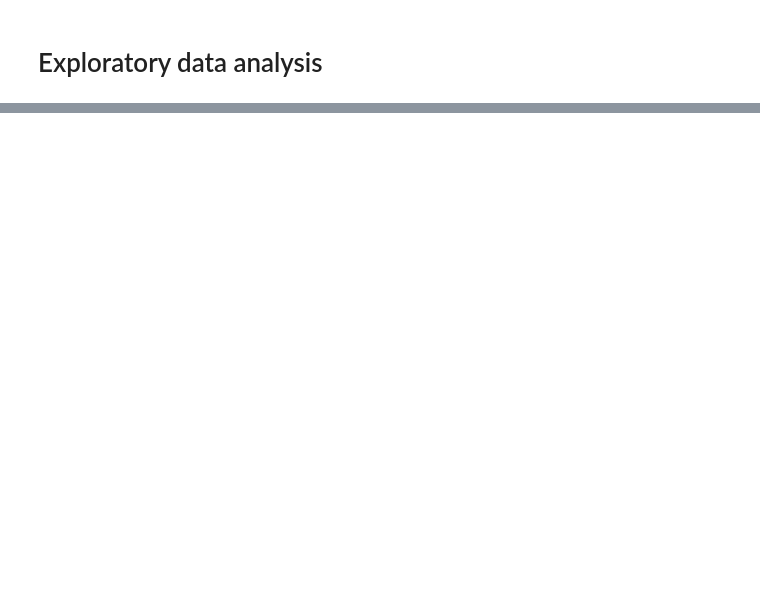
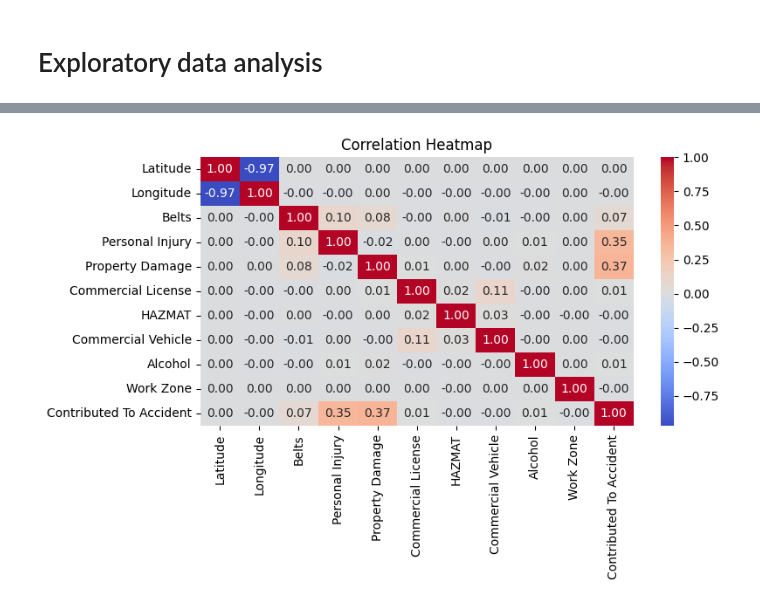
Before and after one commit to Yilalu/CMSC320project, a Jupyter notebook: CMCS320_Final_Project.ipynb, the cells around one changed output, grey strips where cells are left out. Drawn from its saved outputs; the diff is of its cells as text; code cells hidden in the pictures; blank space fills up the shorter version.

```diff
--- a/CMCS320_Final_Project.ipynb
+++ b/CMCS320_Final_Project.ipynb
@@ -232,0 +445,17 @@ traffic_violations_df
+# %%
+#Correlation
+
+import seaborn as sns
+numeric_cols = traffic_violations_df.select_dtypes(include=['float64', 'int64', 'string']).columns
+numeric_df = traffic_violations_df[numeric_cols]
+
+# Compute correlation matrix
+correlation_matrix = numeric_df.corr()
+
+# Plot heatmap
+plt.figure(figsize=(8, 4))
+sns.heatmap(correlation_matrix, annot=True, cmap='coolwarm', fmt='.2f')
+plt.title('Correlation Heatmap')
+plt.show()
+# %% [output]
+[figure, added]
```
Also changed, not shown: parts of 10 cells of this notebook.
